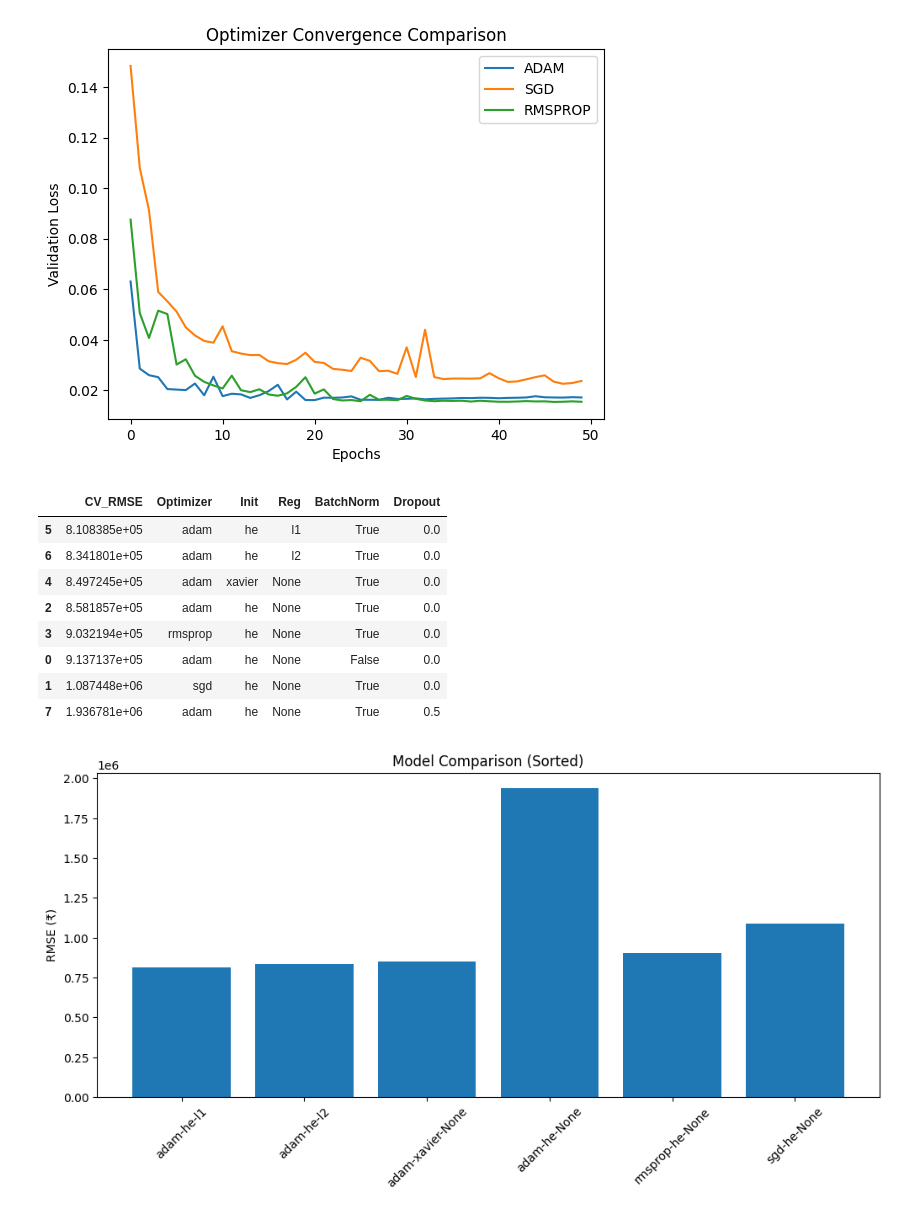
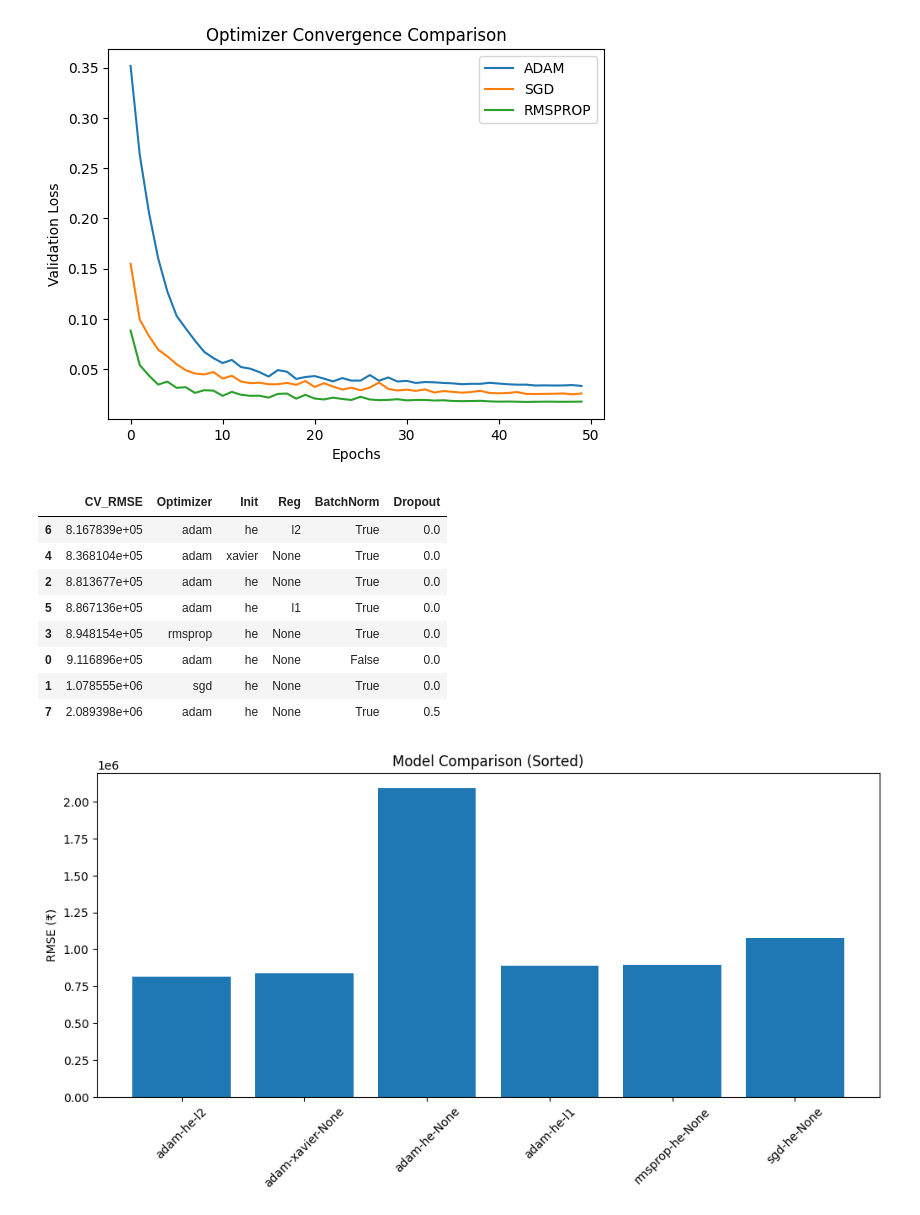
Before and after one commit to JV-Vigneesh/House-Price-Prediction-Model, a Jupyter notebook: training model.ipynb, the cells around one changed output. Saved outputs shown, nothing was run; the diff lists cells and outputs as text; code cells hidden in the pictures.

```diff
--- a/training model.ipynb
+++ b/training model.ipynb
@@ -23,6 +23,9 @@ from tensorflow.keras.callbacks import ReduceLROnPlateau
 import joblib
 import shap
 from IPython.display import display
+
+np.random.seed(42)
+tf.random.set_seed(42)
 
 # =========================
 # 2. LOAD DATA
@@ -154,7 +157,9 @@ for config in experiments:
         opt_name = config["optimizer_name"]
 
         if opt_name not in histories:
-            histories[opt_name] = history.history.copy()
+            histories[opt_name] = []
+
+        histories[opt_name].append(history.history['val_loss'])
 
         # Save first history ONLY
         if first_history is None:
@@ -176,8 +181,9 @@ for config in experiments:
 # =========================
 plt.figure()
 
-for opt, hist in histories.items():
-    plt.plot(hist['val_loss'], label=opt.upper())
+for opt, hists in histories.items():
+    avg = np.mean(hists, axis=0)
+    plt.plot(avg, label=opt.upper())
 
 plt.legend()
 plt.title("Optimizer Convergence Comparison")
@@ -262,43 +268,43 @@ sample_np = X_processed[:50]
 
 # Extract Feature names
 feature_names = preprocessor.get_feature_names_out()
 
 # Create Explainer and calculate SHAP values (with silent=True!)
 explainer = shap.Explainer(best_model.predict, sample_np)
 shap_values = explainer(sample_np, silent=True)
 
 # ---------------------------------------------------------
 # THE FIX: Tell SHAP what the feature names are
 shap_values.feature_names = list(feature_names)
 # ---------------------------------------------------------
 
 # Plot ONLY top features
 plt.figure(figsize=(10,6))
 shap.plots.beeswarm(shap_values, max_display=10, show=False)
 
 plt.title("Top Feature Importance (SHAP)")
 plt.tight_layout()
 plt.show()
 # %% [output]
 Running: {'optimizer_name': 'adam', 'init_type': 'he', 'regularizer_type': None, 'use_bn': False, 'dropout_rate': 0.0}
 Running: {'optimizer_name': 'sgd', 'init_type': 'he', 'regularizer_type': None, 'use_bn': True, 'dropout_rate': 0.0}
 Running: {'optimizer_name': 'adam', 'init_type': 'he', 'regularizer_type': None, 'use_bn': True, 'dropout_rate': 0.0}
 Running: {'optimizer_name': 'rmsprop', 'init_type': 'he', 'regularizer_type': None, 'use_bn': True, 'dropout_rate': 0.0}
 Running: {'optimizer_name': 'adam', 'init_type': 'xavier', 'regularizer_type': None, 'use_bn': True, 'dropout_rate': 0.0}
 Running: {'optimizer_name': 'adam', 'init_type': 'he', 'regularizer_type': 'l1', 'use_bn': True, 'dropout_rate': 0.0}
 Running: {'optimizer_name': 'adam', 'init_type': 'he', 'regularizer_type': 'l2', 'use_bn': True, 'dropout_rate': 0.0}
 Running: {'optimizer_name': 'adam', 'init_type': 'he', 'regularizer_type': None, 'use_bn': True, 'dropout_rate': 0.5}
-[figure, old version]
+[figure, new version]
 |  | CV_RMSE | Optimizer | Init | Reg | BatchNorm | Dropout |
-| 5 | 8.108385e+05 | adam | he | l1 | True | 0.0 |
-| 6 | 8.341801e+05 | adam | he | l2 | True | 0.0 |
-| 4 | 8.497245e+05 | adam | xavier | None | True | 0.0 |
-| 2 | 8.581857e+05 | adam | he | None | True | 0.0 |
-| 3 | 9.032194e+05 | rmsprop | he | None | True | 0.0 |
-| 0 | 9.137137e+05 | adam | he | None | False | 0.0 |
-| 1 | 1.087448e+06 | sgd | he | None | True | 0.0 |
-| 7 | 1.936781e+06 | adam | he | None | True | 0.5 |
+| 6 | 8.167839e+05 | adam | he | l2 | True | 0.0 |
+| 4 | 8.368104e+05 | adam | xavier | None | True | 0.0 |
+| 2 | 8.813677e+05 | adam | he | None | True | 0.0 |
+| 5 | 8.867136e+05 | adam | he | l1 | True | 0.0 |
+| 3 | 8.948154e+05 | rmsprop | he | None | True | 0.0 |
+| 0 | 9.116896e+05 | adam | he | None | False | 0.0 |
+| 1 | 1.078555e+06 | sgd | he | None | True | 0.0 |
+| 7 | 2.089398e+06 | adam | he | None | True | 0.5 |
-[figure, old version]
+[figure, new version]
 ===== BEST CONFIGURATION =====
 optimizer_name: adam
 init_type: he
```
Also changed, not shown: parts of 1 cell of this notebook, 3 other files.
